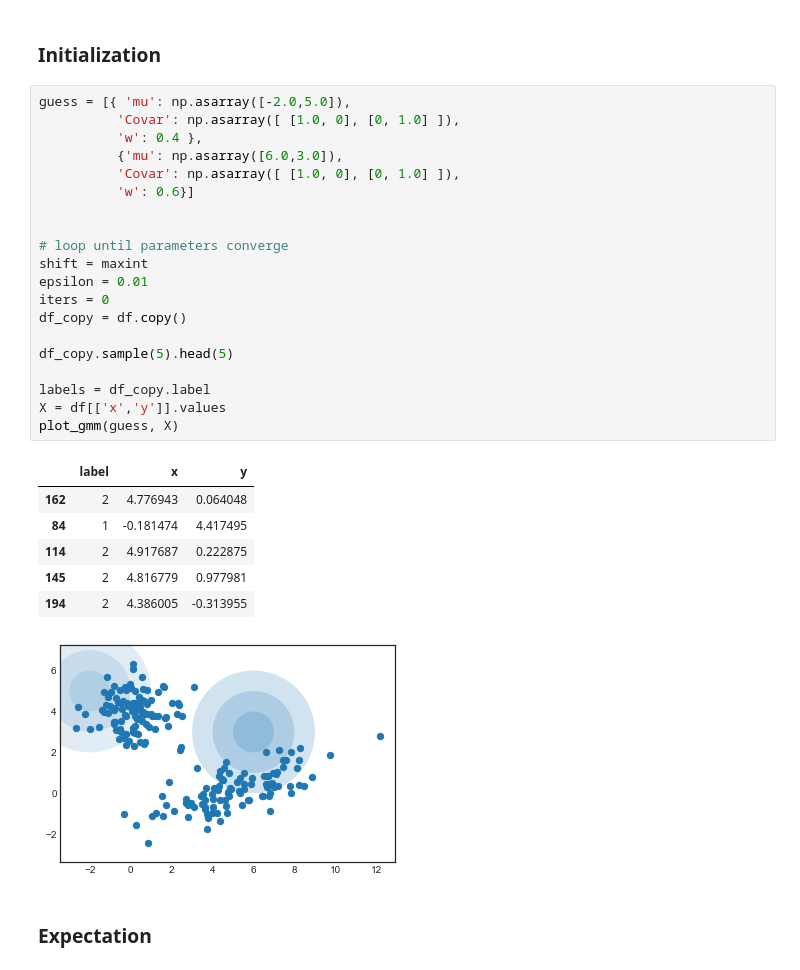
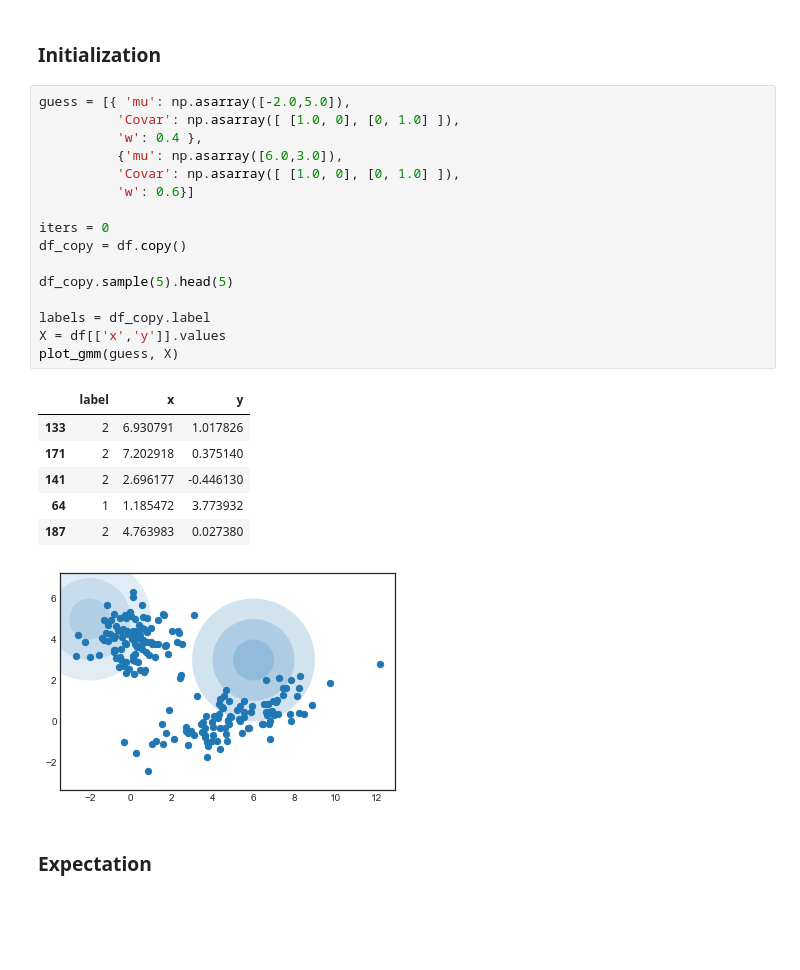
Before and after one commit to leandroohf/GMM, a Jupyter notebook: intro_to_gmm_&_em.ipynb, the cells around one changed output. Drawn from its saved outputs; the diff is of its cells as text; blank space fills up the shorter version.

```diff
--- a/intro_to_gmm_&_em.ipynb
+++ b/intro_to_gmm_&_em.ipynb
@@ -295,30 +295,26 @@ plt.scatter(df['x'], df['y'], 24, c=df['label'])
 # %%
 guess = [{ 'mu': np.asarray([-2.0,5.0]),
           'Covar': np.asarray([ [1.0, 0], [0, 1.0] ]),
           'w': 0.4 },
           {'mu': np.asarray([6.0,3.0]),
           'Covar': np.asarray([ [1.0, 0], [0, 1.0] ]),
           'w': 0.6}]
 
-
-# loop until parameters converge
-shift = maxint
-epsilon = 0.01
 iters = 0
 df_copy = df.copy()
 
 df_copy.sample(5).head(5)
 
 labels = df_copy.label
 X = df[['x','y']].values
 plot_gmm(guess, X)
 # %% [output]
 |  | label | x | y |
-| 162 | 2 | 4.776943 | 0.064048 |
-| 84 | 1 | -0.181474 | 4.417495 |
-| 114 | 2 | 4.917687 | 0.222875 |
-| 145 | 2 | 4.816779 | 0.977981 |
-| 194 | 2 | 4.386005 | -0.313955 |
+| 133 | 2 | 6.930791 | 1.017826 |
+| 171 | 2 | 7.202918 | 0.375140 |
+| 141 | 2 | 2.696177 | -0.446130 |
+| 64 | 1 | 1.185472 | 3.773932 |
+| 187 | 2 | 4.763983 | 0.027380 |
 [figure]
 # %% [markdown]
 ### Expectation
```
Also changed, not shown: parts of 7 cells of this notebook, 1 other file.
